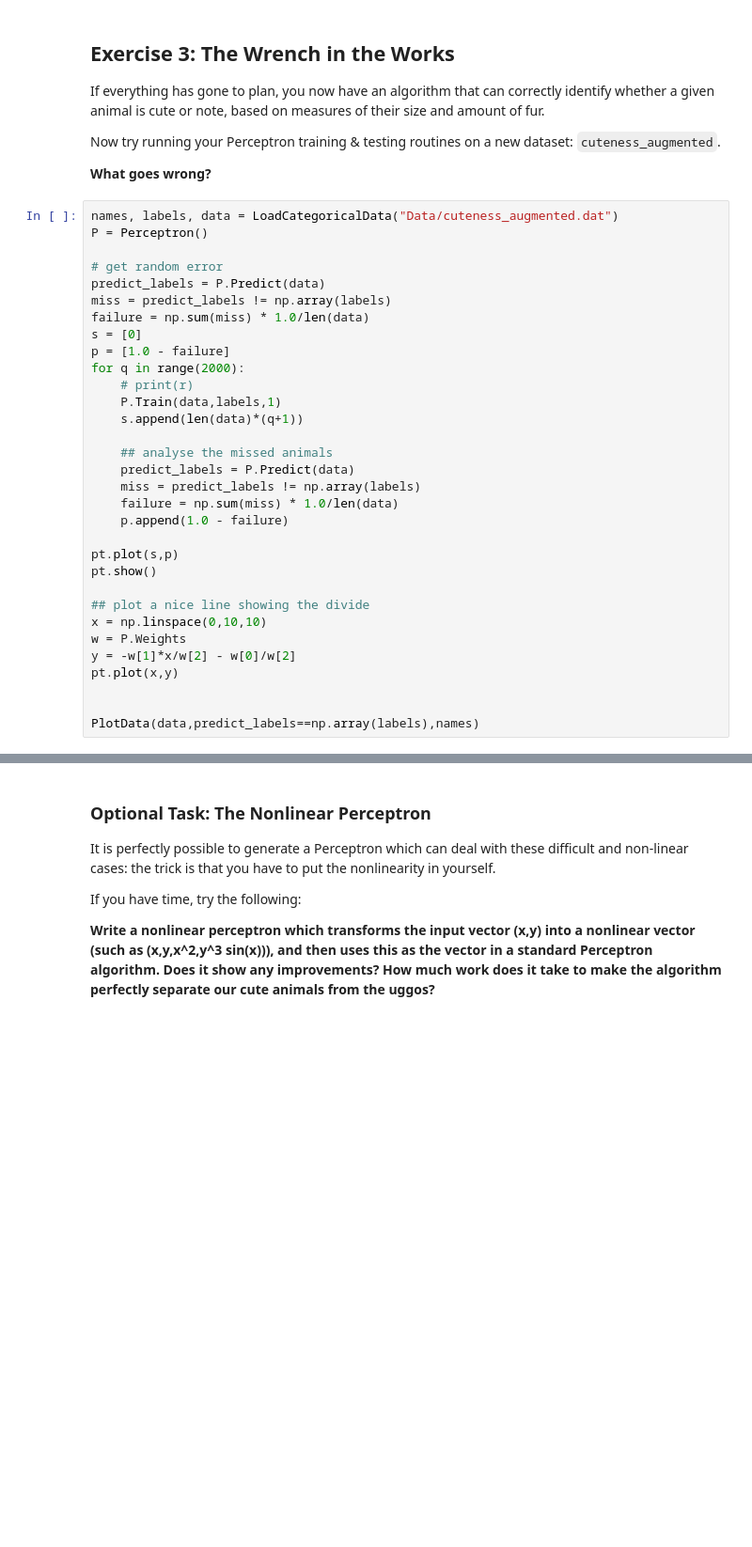
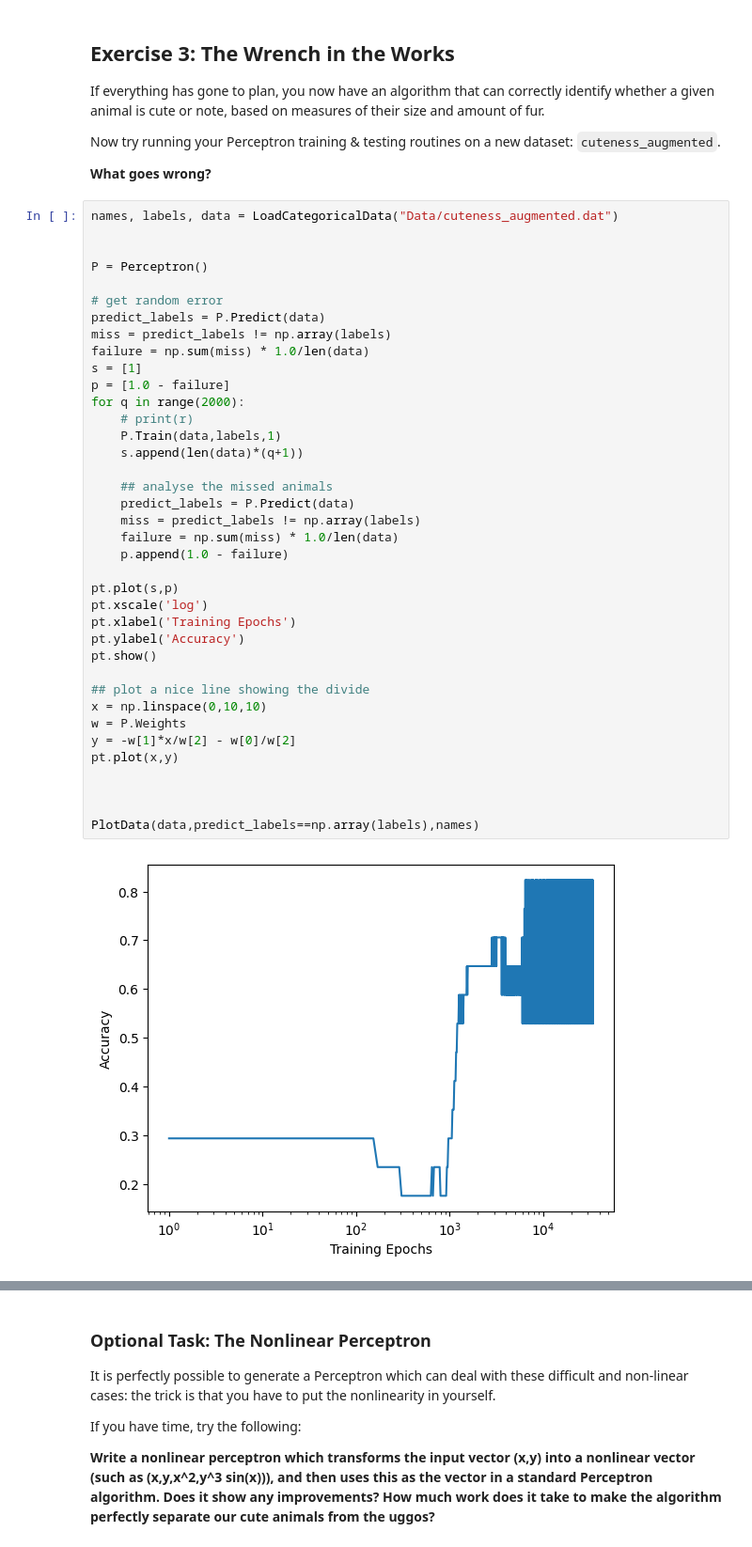
Before and after one commit to wtsi-hpag/xAIWorkshop, a Jupyter notebook: Code/notebook_solved.ipynb, the cells around one changed output, grey strips where cells are left out. Shown at 94% size. Drawn from its saved outputs; the diff is of its cells as text; blank space fills up the shorter version.

```diff
--- a/Code/notebook_solved.ipynb
+++ b/Code/notebook_solved.ipynb
@@ -202,33 +212,41 @@ Now try running your Perceptron training & testing routines on a new dataset: ``
 **What goes wrong?**
 # %%
 names, labels, data = LoadCategoricalData("Data/cuteness_augmented.dat")
+
+
 P = Perceptron()
 
 # get random error
 predict_labels = P.Predict(data)
 miss = predict_labels != np.array(labels)
 failure = np.sum(miss) * 1.0/len(data)
-s = [0]
+s = [1]
 p = [1.0 - failure]
 for q in range(2000):
 	# print(r)
 	P.Train(data,labels,1)
 	s.append(len(data)*(q+1))
 
 	## analyse the missed animals
 	predict_labels = P.Predict(data)
 	miss = predict_labels != np.array(labels)
 	failure = np.sum(miss) * 1.0/len(data)
 	p.append(1.0 - failure)
 
 pt.plot(s,p)
+pt.xscale('log')
+pt.xlabel('Training Epochs')
+pt.ylabel('Accuracy')
 pt.show()
 
 ## plot a nice line showing the divide
 x = np.linspace(0,10,10)
 w = P.Weights
 y = -w[1]*x/w[2] - w[0]/w[2]
 pt.plot(x,y)
 
 
+
 PlotData(data,predict_labels==np.array(labels),names)
+# %% [output]
+[figure, added]
```
Also changed, not shown: parts of 14 cells of this notebook, 30 other files.
